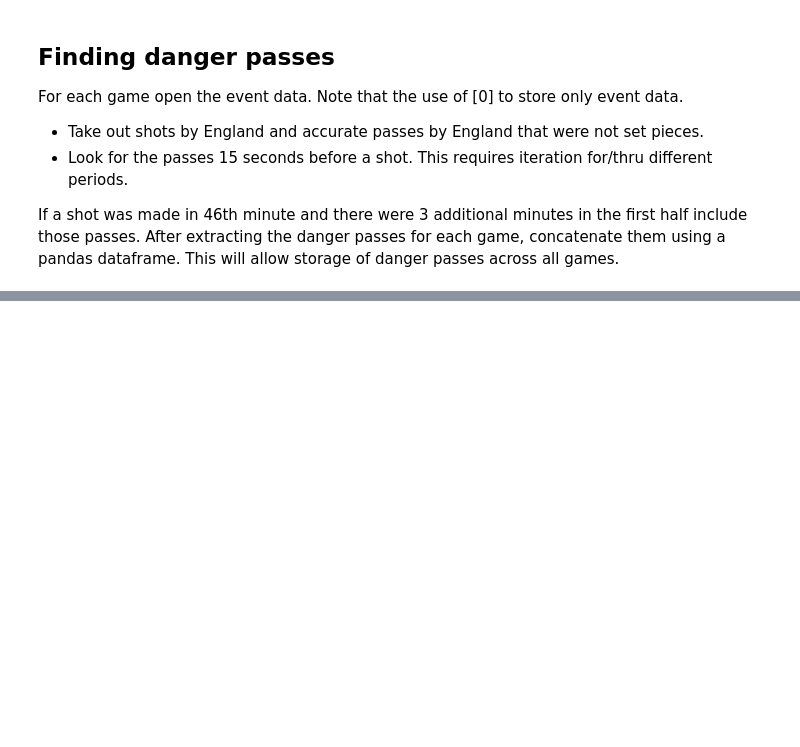
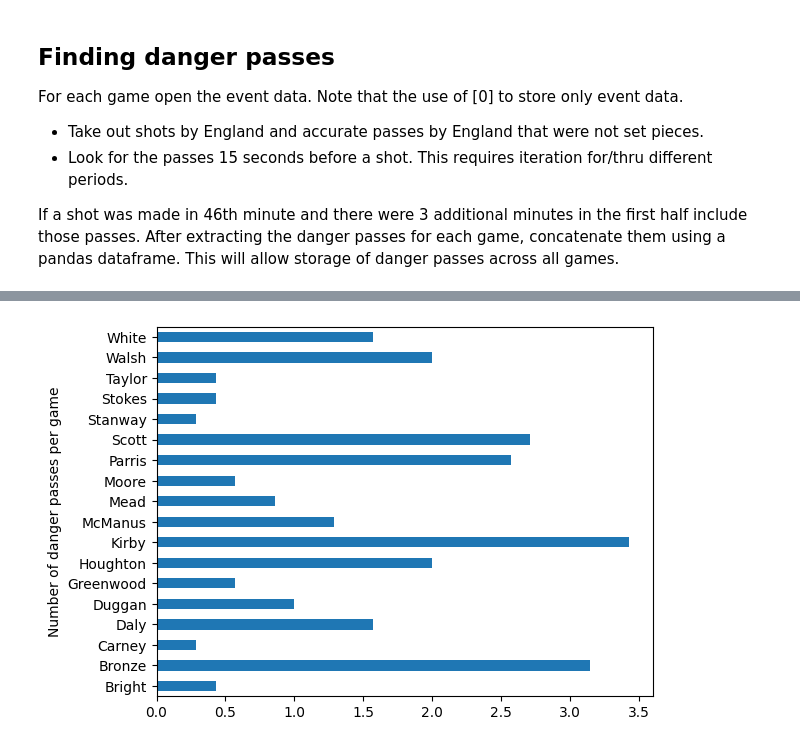
Before and after one commit to khoffLSU/footy_analytics, a Jupyter notebook: Visualizing Football - passing heatmaps.ipynb, the cells around one changed output, grey strips where cells are left out. Cells and saved outputs as stored; diff of their text form; code cells hidden in the pictures; blank space fills up the shorter version.

```diff
--- a/Visualizing Football - passing heatmaps.ipynb
+++ b/Visualizing Football - passing heatmaps.ipynb
@@ -113,0 +159,16 @@ memory usage: 9.8+ KB
+# %%
+#keep only surnames
+danger_passes["player"] = danger_passes["player"].apply(lambda x: str(x).split()[-1])
+
+#count passes by player and normalize them
+pass_count = (danger_passes.groupby(["player"]).x.count()/no_games)
+
+#make a histogram
+ax = pass_count.plot.barh(pass_count)
+
+#make legend
+ax.set_xlabel("")
+ax.set_ylabel("Number of danger passes per game")
+plt.show()
+# %% [output]
+[figure, added]
```
Also changed, not shown: parts of 4 cells of this notebook.
